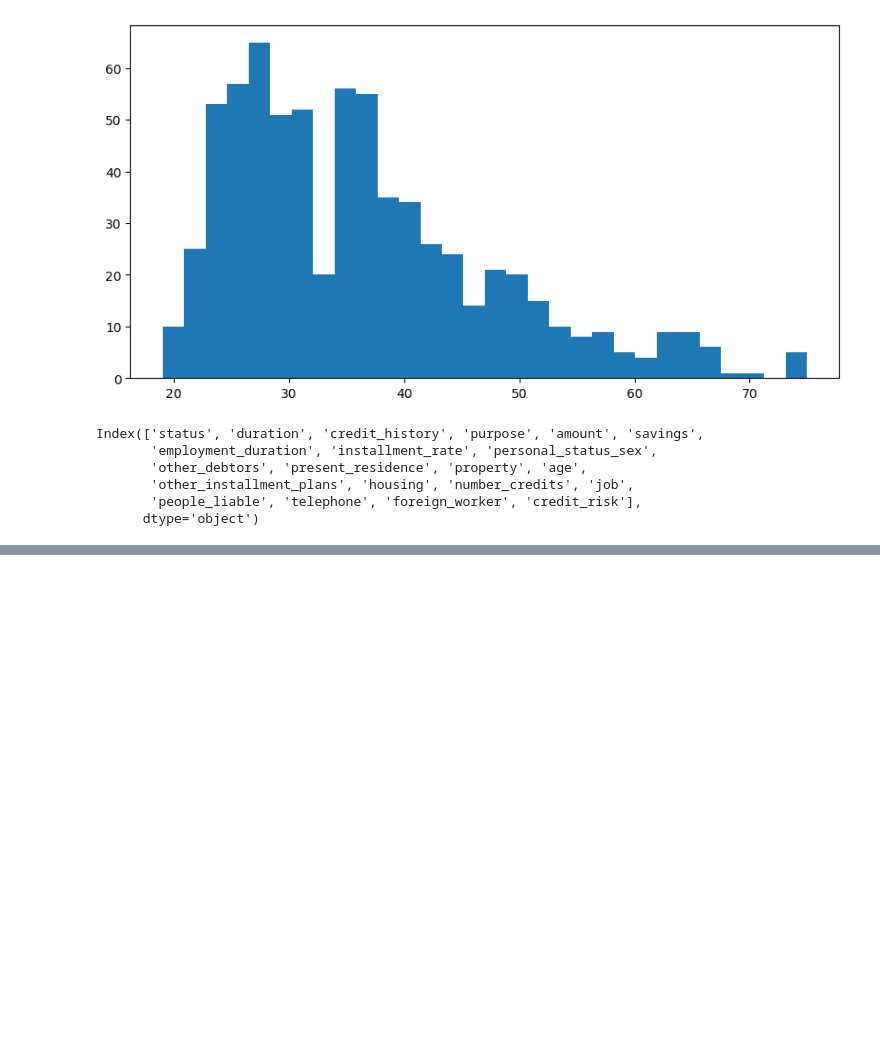
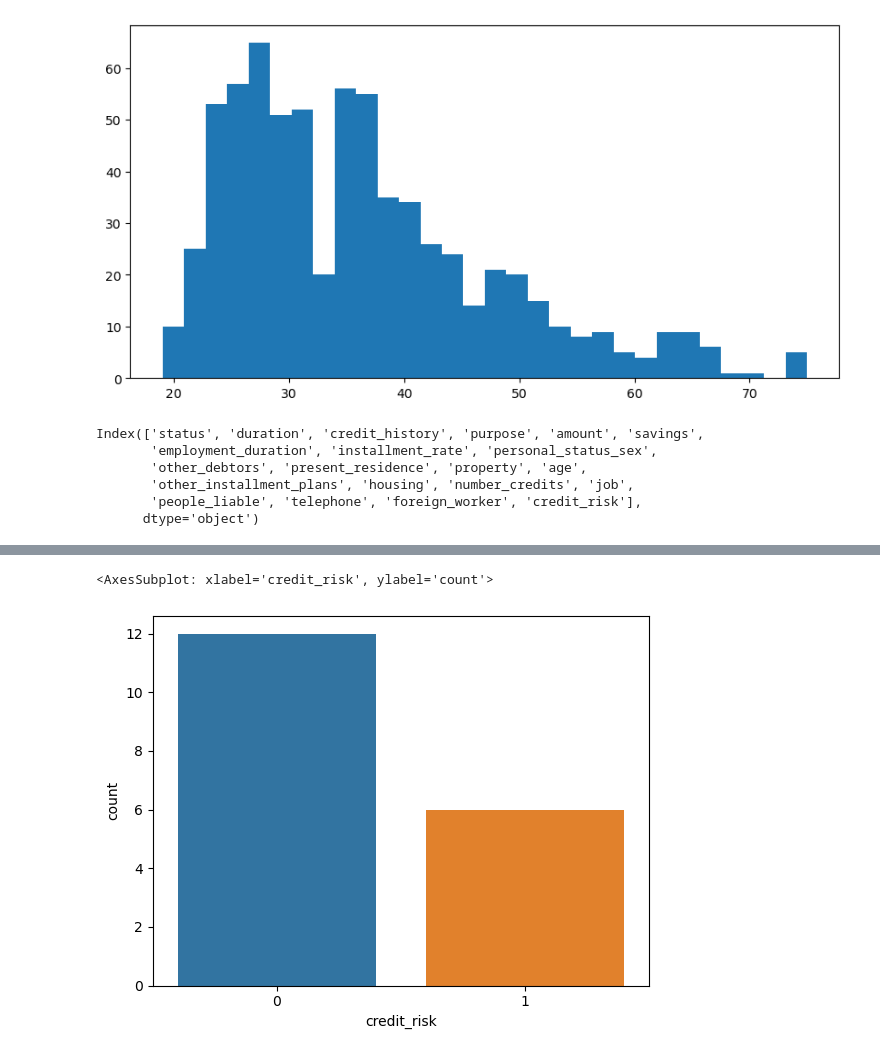
Before and after one commit to victorarmandolezama/south-german-credit, a Jupyter notebook: descriptives.ipynb, the cells around one changed output, grey strips where cells are left out. Drawn from its saved outputs; the diff is of its cells as text; code cells hidden in the pictures; blank space fills up the shorter version.

```diff
--- a/descriptives.ipynb
+++ b/descriptives.ipynb
@@ -294,0 +316,6 @@ Index(['status', 'duration', 'credit_history', 'purpose', 'amount', 'savings',
+# %%
+data_filtered = data[(data['credit_history'] == "0") & (data["status"] == "2")]
+sns.countplot(data=data_filtered, x="credit_risk")
+# %% [output]
+<AxesSubplot: xlabel='credit_risk', ylabel='count'>
+[figure, added]
```
Also changed, not shown: parts of 28 cells of this notebook, 1 other file.
